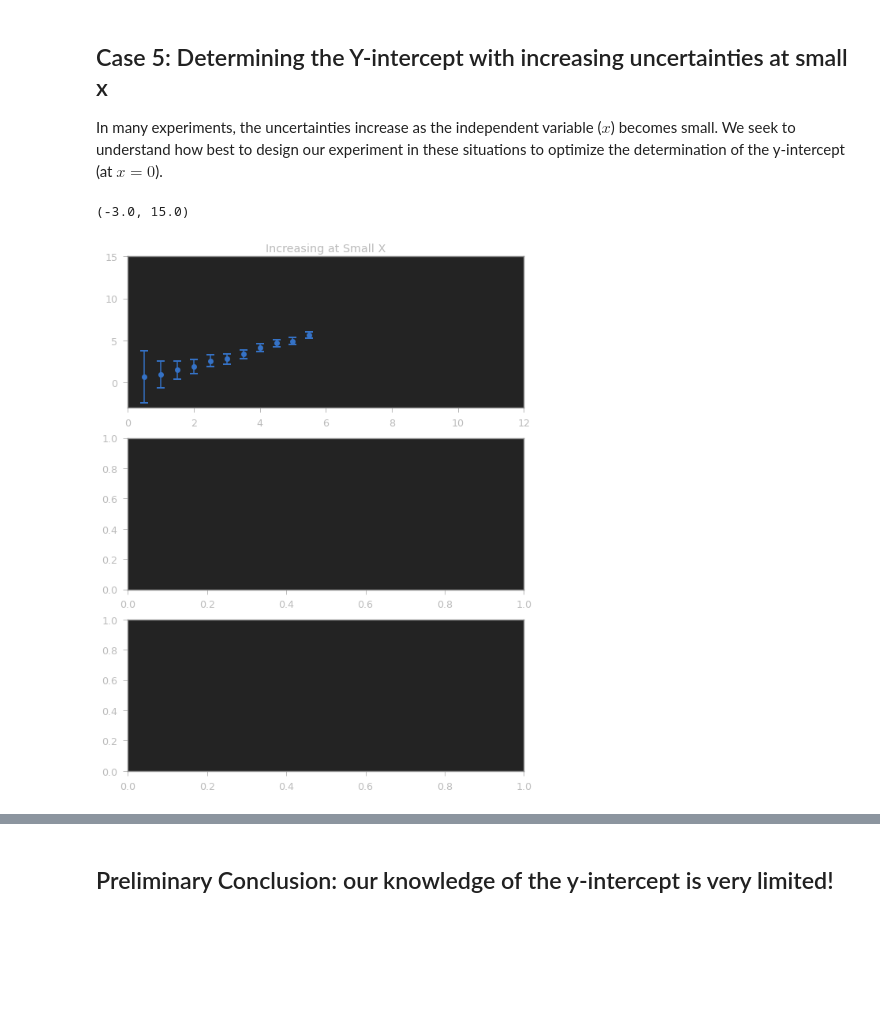
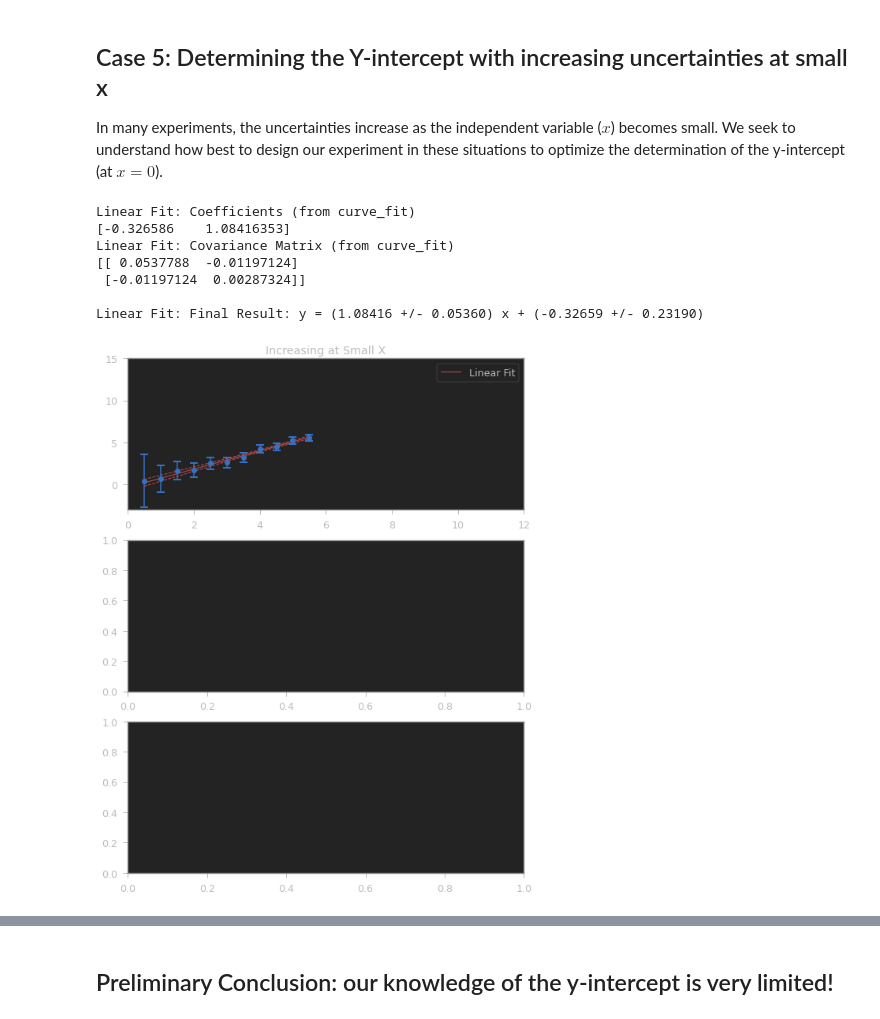
Before and after one commit to nmack21/PhysicsLabs, a Jupyter notebook: PHYS201L/JupyterNotebooks/FittingExamples.ipynb, the cells around one changed output, grey strips where cells are left out. Saved outputs shown, nothing was run; the diff lists cells and outputs as text; code cells hidden in the pictures; blank space fills up the shorter version.

```diff
--- a/PHYS201L/JupyterNotebooks/FittingExamples.ipynb
+++ b/PHYS201L/JupyterNotebooks/FittingExamples.ipynb
@@ -200,5 +147,20 @@ sigmai = np.array([0.1 + 0.25*(xi[i]-xl) for i in range(npts)])
 plot3.errorbar(xi, yi, yerr=sigmai, fmt='o', capsize=5, capthick=2)
 plot3.set_title("Increasing Uncertainties")
 
+# Takes the x and y values to make a trendline
+b, m, db, dm = linear_fit_plot_errors(xi,yi,sigmai,plot3,0.0,6.0)
+
+# Adds the legend to the plot
+plot3.legend()
+
+# Since we are going to be comparing the results of fitting different data sets, create
+# and stat to fill some arrays to hold the fit results - (slope +/- dslope), (yint +/ dyint)
+
+slope.append(m)
+dslope.append(dm)
+yint.append(b)
+dyint.append(db)
+type.append('Increasing')
+
 figure
 # %% [output]
@@ -251,5 +180,20 @@ sigmai = np.array([0.1+ 0.25*(xi[i]-xmid) for i in range(npts)])
 plot4.errorbar(xi, yi, yerr=sigmai, fmt='o', capsize=5, capthick=2)
 plot4.set_title("Increasing Endpoints")
 
+# Takes the x and y values to make a trendline
+b, m, db, dm = linear_fit_plot_errors(xi,yi,sigmai,plot4,0.0,6.0)
+
+# Adds the legend to the plot
+plot4.legend()
+
+# Since we are going to be comparing the results of fitting different data sets, create
+# and stat to fill some arrays to hold the fit results - (slope +/- dslope), (yint +/ dyint)
+
+slope.append(m)
+dslope.append(dm)
+yint.append(b)
+dyint.append(db)
+type.append('Endpoints')
+
 figure
 # %% [output]
@@ -316,18 +227,39 @@ In many experiments, the uncertainties increase as the independent variable ($x$
 # %%
 plt.rcParams["figure.figsize"] = (9,12)
 
 figure2, axis = plt.subplots(3, 1)
 
 plot1 = plt.subplot2grid((3, 1), (0, 0), rowspan=1, colspan=1)
 plot2 = plt.subplot2grid((3, 1), (1, 0), rowspan=1, colspan=1)
 plot3 = plt.subplot2grid((3, 1), (2, 0), rowspan=1, colspan=1)
 
 
 sigmai = np.array([0.1+ 1.5/np.abs(xi[i]) for i in range(npts)])
 plot1.errorbar(xi, yi, yerr=sigmai, fmt='o', capsize=5, capthick=2)
 plot1.set_title("Increasing at Small X")
 plot1.set_xlim([0,12])
 plot1.set_ylim([-3,15])
+
+# Takes the x and y values to make a trendline
+b, m, db, dm = linear_fit_plot_errors(xi,yi,sigmai,plot1,0.0,12.0)
+
+# Adds the legend to the plot
+plot1.legend()
+
+# Since we are going to be comparing the results of fitting different data sets, create
+# and stat to fill some arrays to hold the fit results - (slope +/- dslope), (yint +/ dyint)
+
+slope.append(m)
+dslope.append(dm)
+yint.append(b)
+dyint.append(db)
+type.append('Increasing at Small X')
 # %% [output]
-(-3.0, 15.0)
+Linear Fit: Coefficients (from curve_fit)
+[-0.326586    1.08416353]
+Linear Fit: Covariance Matrix (from curve_fit)
+[[ 0.0537788  -0.01197124]
+ [-0.01197124  0.00287324]]
+
+Linear Fit: Final Result: y = (1.08416 +/- 0.05360) x + (-0.32659 +/- 0.23190)
-[figure, old version]
+[figure, new version]
```
Also changed, not shown: parts of 20 cells of this notebook, 1 other file.
